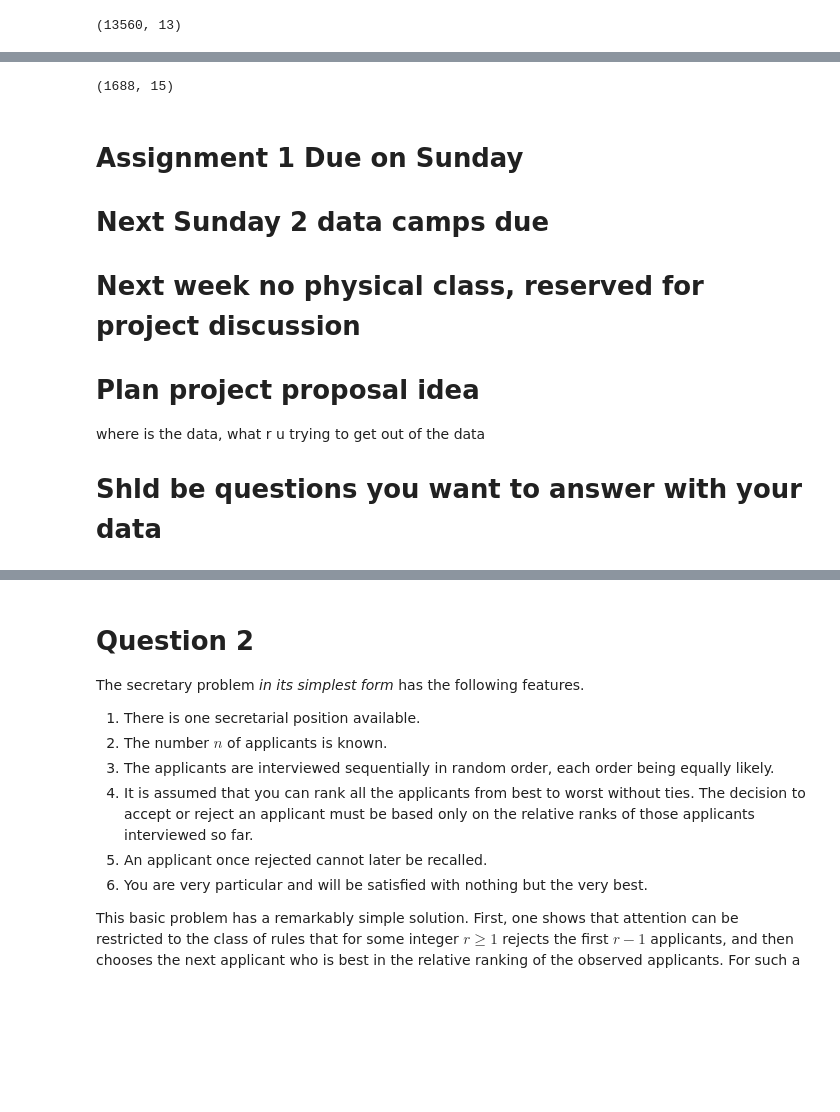
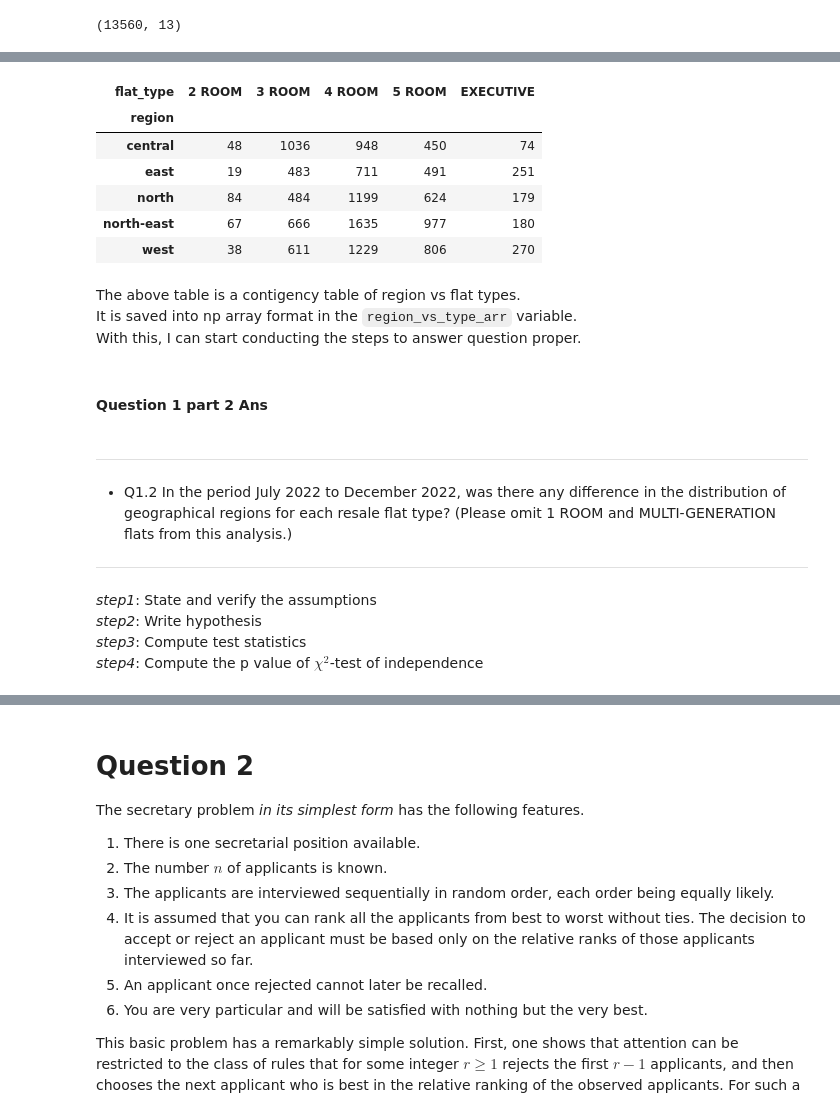
Before and after one commit to Luke-zm/Completed-Data-Courses-for-Masters, a Jupyter notebook: IND5003/assignment/IND5003_A1_<Your_Name>.ipynb, the cells around one changed output, grey strips where cells are left out. Cells and saved outputs as stored; diff of their text form; code cells hidden in the pictures; blank space fills up the shorter version.

Commit message:
assignment 1 prt 2

```diff
--- a/IND5003/assignment/IND5003_A1_<Your_Name>.ipynb
+++ b/IND5003/assignment/IND5003_A1_<Your_Name>.ipynb
@@ -440,11 +418,0 @@ inference.check_normality(resale_june_df['price_p_sqm_p_yr'])
-# %%
-north_east_df.shape
-# %% [output]
-(1688, 15)
-# %% [markdown]
-# Assignment 1 Due on Sunday
-# Next Sunday 2 data camps due
-# Next week no physical class, reserved for project discussion
-# Plan project proposal idea
-where is the data, what r u trying to get out of the data
-# Shld be questions you want to answer with your data
@@ -453,0 +419,27 @@ where is the data, what r u trying to get out of the data
+# %%
+# Create a contigenncy table to display the contigency table needed.
+region_vs_type_tab = pd.crosstab(resale_dec_df['region'], resale_dec_df['flat_type'])
+region_vs_type_arr = region_vs_type_tab.to_numpy()
+region_vs_type_tab
+# %% [output]
+| flat_type | 2 ROOM | 3 ROOM | 4 ROOM | 5 ROOM | EXECUTIVE |
+| region |  |  |  |  |  |
+| central | 48 | 1036 | 948 | 450 | 74 |
+| east | 19 | 483 | 711 | 491 | 251 |
+| north | 84 | 484 | 1199 | 624 | 179 |
+| north-east | 67 | 666 | 1635 | 977 | 180 |
+| west | 38 | 611 | 1229 | 806 | 270 |
+# %% [markdown]
+The above table is a contigency table of region vs flat types.
+It is saved into np array format in the `region_vs_type_arr` variable.
+With this, I can start conducting the steps to answer question proper.
+# %% [markdown]
+#### Question 1 part 2 Ans
+# %% [markdown]
+-----
+* Q1.2 In the period July 2022 to December 2022, was there any difference in the distribution of geographical regions for each resale flat type? (Please omit 1 ROOM and MULTI-GENERATION flats from this analysis.)
+----
+*step1*: State and verify the assumptions
+*step2*: Write hypothesis
+*step3*: Compute test statistics
+*step4*: Compute the p value of $\chi^2$-test of independence
```
Also changed, not shown: parts of 20 cells of this notebook.
